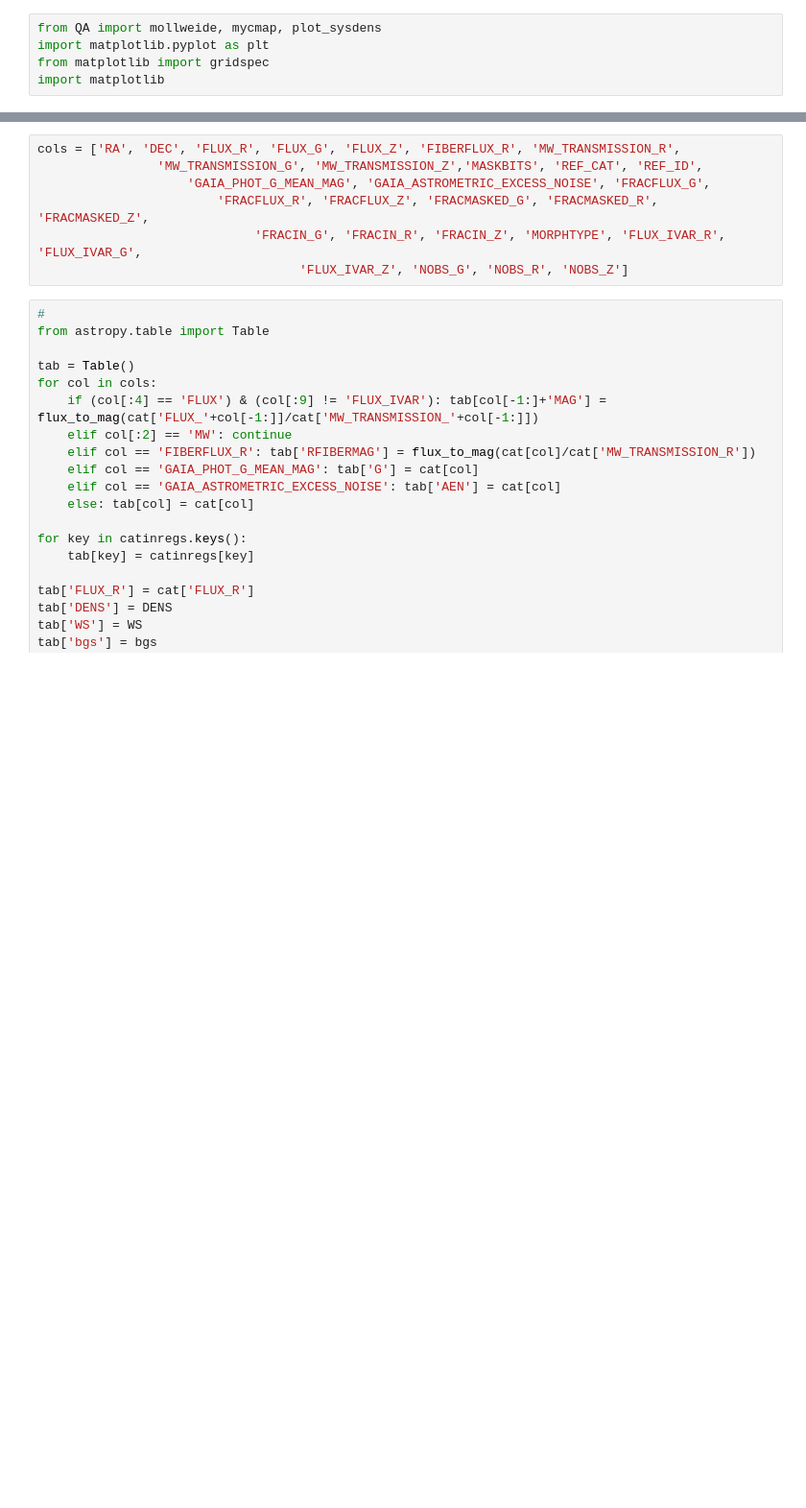
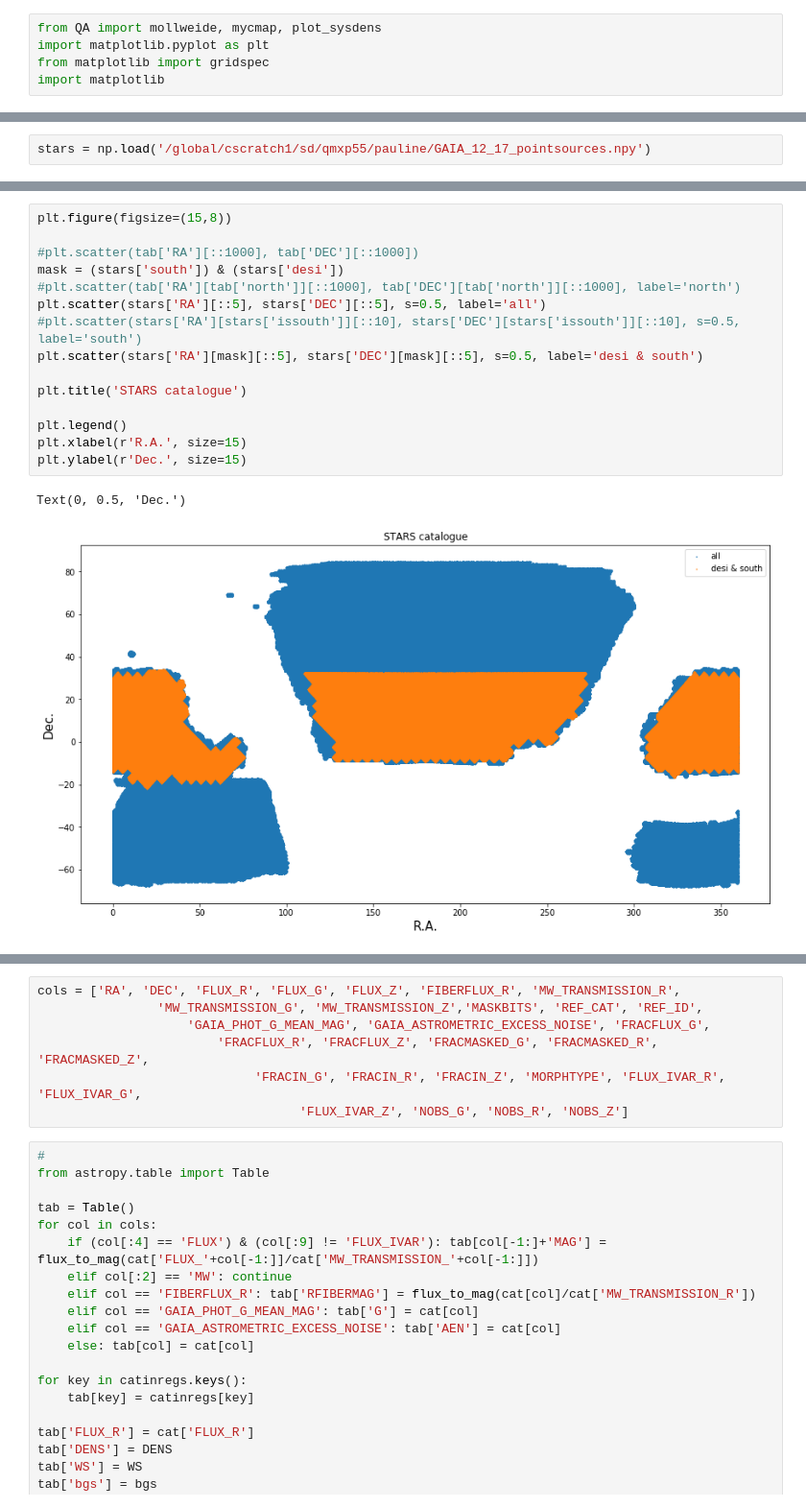
Before and after one commit to qmxp55/bgstargets, a Jupyter notebook: doc/getBGScat_with_weights.ipynb, the cells around one changed output, grey strips where cells are left out. Shown: that part at 96% size. Drawn from its saved outputs; the diff is of its cells as text; blank space fills up the shorter version.

```diff
--- a/doc/getBGScat_with_weights.ipynb
+++ b/doc/getBGScat_with_weights.ipynb
@@ -254,0 +475,2 @@ for npixid, catids in zip(d.keys(), d.values()):
+# %%
+stars = np.load('/global/cscratch1/sd/qmxp55/pauline/GAIA_12_17_pointsources.npy')
@@ -254,0 +481,18 @@ for npixid, catids in zip(d.keys(), d.values()):
+# %%
+plt.figure(figsize=(15,8))
+
+#plt.scatter(tab['RA'][::1000], tab['DEC'][::1000])
+mask = (stars['south']) & (stars['desi'])
+#plt.scatter(tab['RA'][tab['north']][::1000], tab['DEC'][tab['north']][::1000], label='north')
+plt.scatter(stars['RA'][::5], stars['DEC'][::5], s=0.5, label='all')
+#plt.scatter(stars['RA'][stars['issouth']][::10], stars['DEC'][stars['issouth']][::10], s=0.5, label='south')
+plt.scatter(stars['RA'][mask][::5], stars['DEC'][mask][::5], s=0.5, label='desi & south')
+
+plt.title('STARS catalogue')
+
+plt.legend()
+plt.xlabel(r'R.A.', size=15)
+plt.ylabel(r'Dec.', size=15)
+# %% [output]
+Text(0, 0.5, 'Dec.')
+[figure, added]
```
Also changed, not shown: parts of 50 cells of this notebook, 14 other files.
